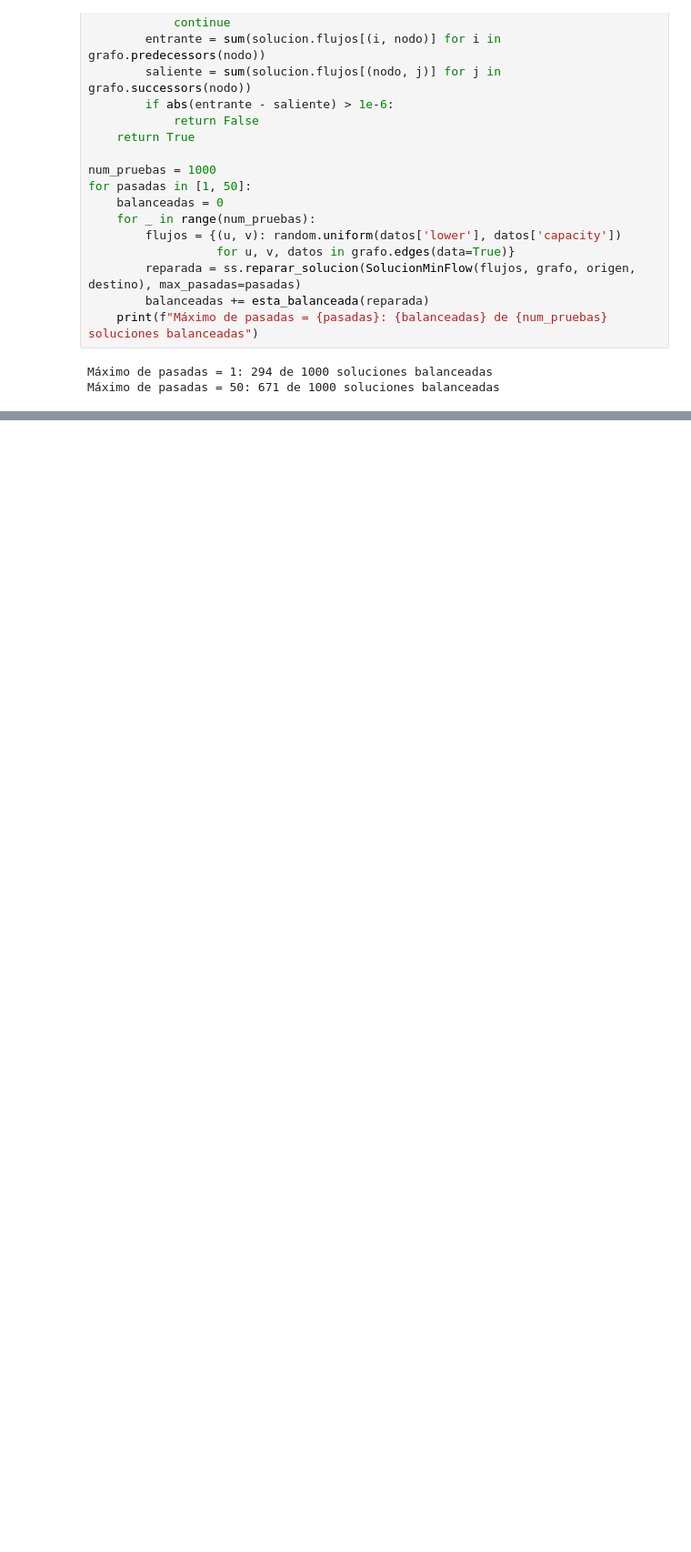
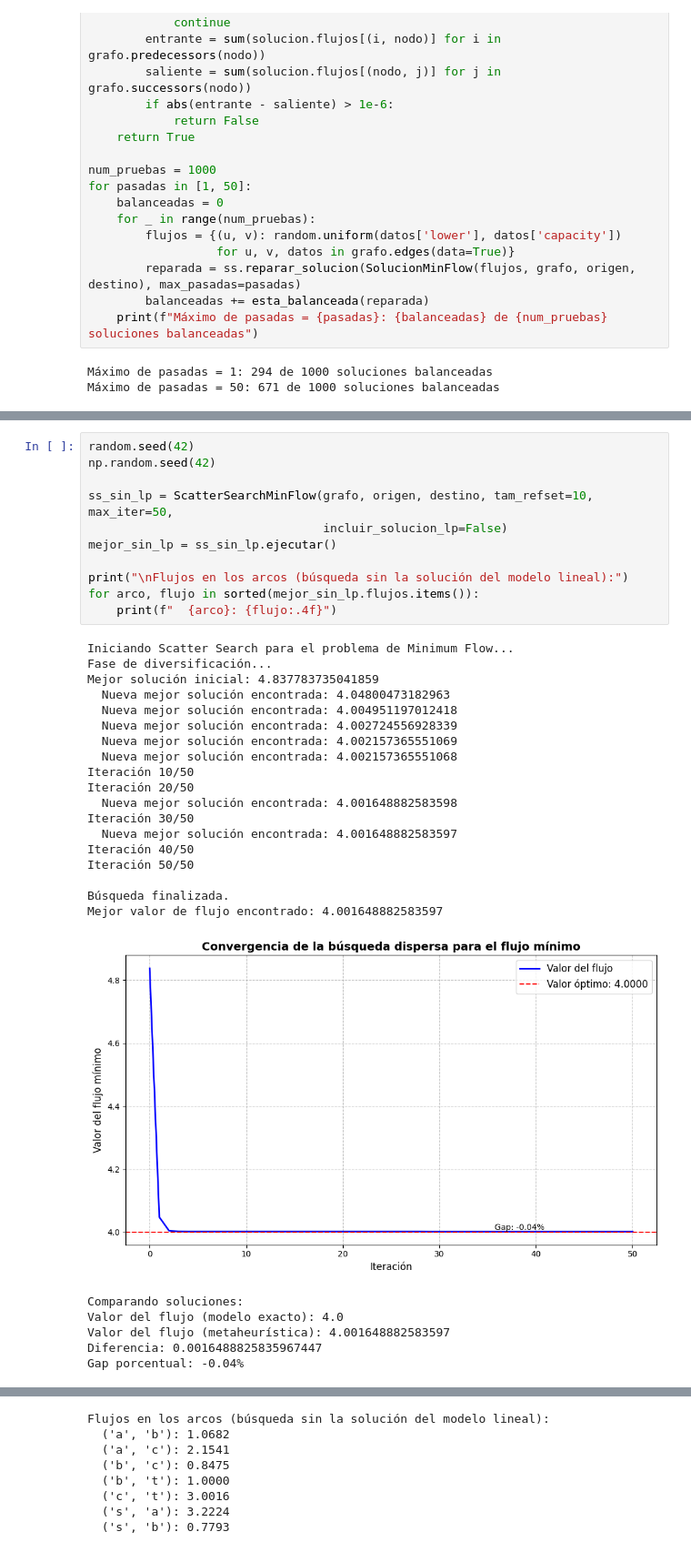
Before and after one commit to PozosT/Prescriptive-Analytics, a Jupyter notebook: 06_Scatter_search/busqueda_dispersa.ipynb, the cells around one changed output, grey strips where cells are left out. Shown at 91% size. Drawn from its saved outputs; the diff is of its cells as text; blank space fills up the shorter version.

```diff
--- a/06_Scatter_search/busqueda_dispersa.ipynb
+++ b/06_Scatter_search/busqueda_dispersa.ipynb
@@ -2135,0 +2095,36 @@ Valor del flujo (búsqueda dispersa): 4.0016
+# %%
+random.seed(42)
+np.random.seed(42)
+
+ss_sin_lp = ScatterSearchMinFlow(grafo, origen, destino, tam_refset=10, max_iter=50,
+                                 incluir_solucion_lp=False)
+mejor_sin_lp = ss_sin_lp.ejecutar()
+
+print("\nFlujos en los arcos (búsqueda sin la solución del modelo lineal):")
+for arco, flujo in sorted(mejor_sin_lp.flujos.items()):
+    print(f"  {arco}: {flujo:.4f}")
+# %% [output]
+Iniciando Scatter Search para el problema de Minimum Flow...
+Fase de diversificación...
+Mejor solución inicial: 4.837783735041859
+  Nueva mejor solución encontrada: 4.04800473182963
+  Nueva mejor solución encontrada: 4.004951197012418
+  Nueva mejor solución encontrada: 4.002724556928339
+  Nueva mejor solución encontrada: 4.002157365551069
+  Nueva mejor solución encontrada: 4.002157365551068
+Iteración 10/50
+Iteración 20/50
+  Nueva mejor solución encontrada: 4.001648882583598
+Iteración 30/50
+  Nueva mejor solución encontrada: 4.001648882583597
+Iteración 40/50
+Iteración 50/50
+
+Búsqueda finalizada.
+Mejor valor de flujo encontrado: 4.001648882583597
+[figure, added]
+Comparando soluciones:
+Valor del flujo (modelo exacto): 4.0
+Valor del flujo (metaheurística): 4.001648882583597
+Diferencia: 0.0016488825835967447
+Gap porcentual: -0.04%
@@ -2136 +2134,9 @@ Valor del flujo (búsqueda dispersa): 4.0016
+Flujos en los arcos (búsqueda sin la solución del modelo lineal):
+  ('a', 'b'): 1.0682
+  ('a', 'c'): 2.1541
+  ('b', 'c'): 0.8475
+  ('b', 't'): 1.0000
+  ('c', 't'): 3.0016
+  ('s', 'a'): 3.2224
+  ('s', 'b'): 0.7793
 # %% [markdown]
```
Also changed, not shown: parts of 13 cells of this notebook.
